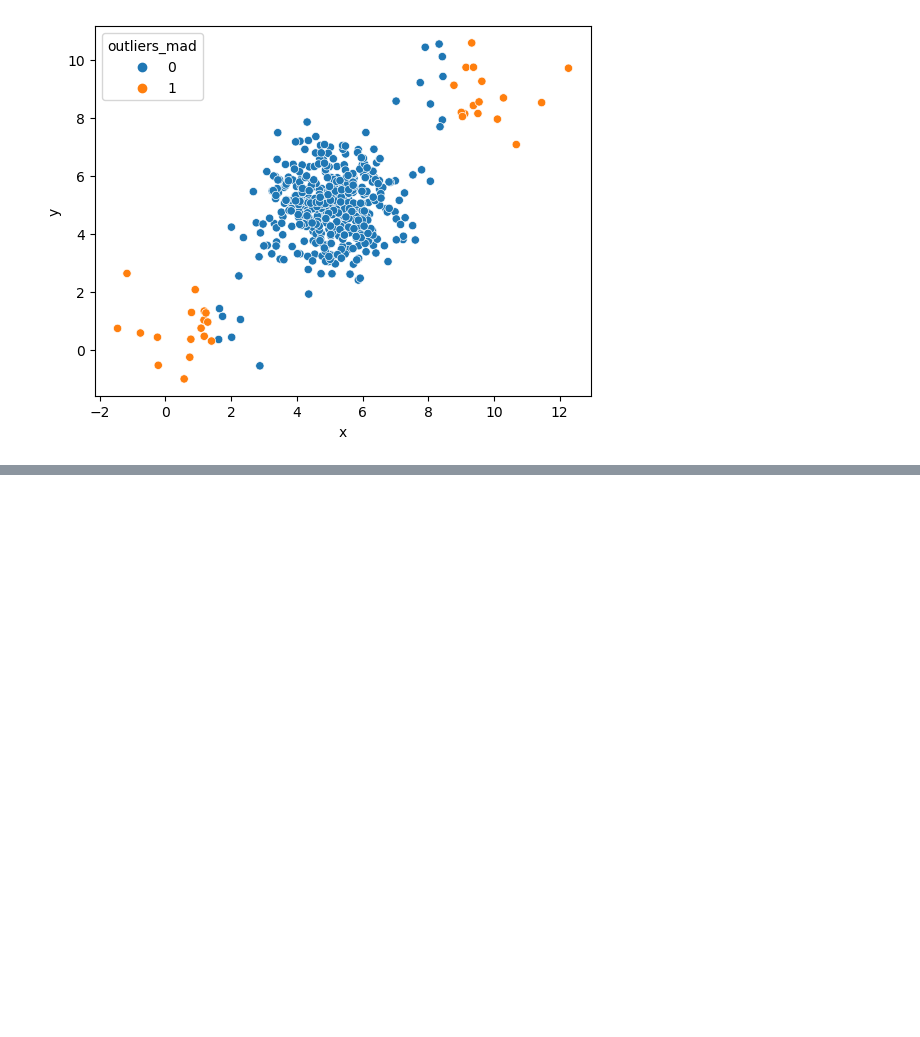
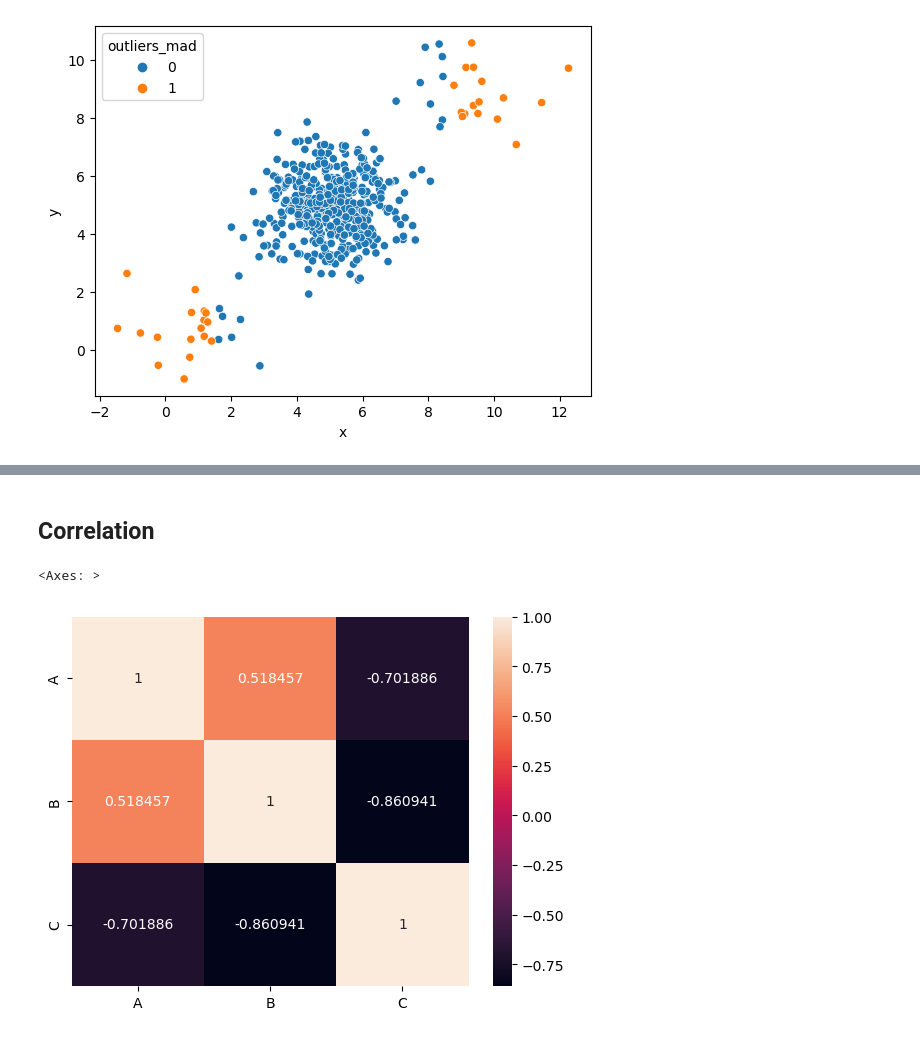
Before and after one commit to rharsh170/DS-Measure-and-Description-of-Data, a Jupyter notebook: Measure and descriptor.ipynb, the cells around one changed output, grey strips where cells are left out. Saved outputs shown, nothing was run; the diff lists cells and outputs as text; code cells hidden in the pictures; blank space fills up the shorter version.

```diff
--- a/Measure and descriptor.ipynb
+++ b/Measure and descriptor.ipynb
@@ -307,0 +322,14 @@ outliers count: 33
+# %% [markdown]
+## Correlation
+# %%
+data = {'A': [45,37,42,35,39],
+        'B': [38,31,26,28,33],
+        'C': [10,15,17,21,12]
+        }
+df_ = pd.DataFrame(data=data, columns=['A', 'B', 'C'])
+
+corr_matrix = df_.corr()
+sns.heatmap(corr_matrix,annot=True,fmt='g')
+# %% [output]
+<Axes: >
+[figure, added]
```
Also changed, not shown: parts of 2 cells of this notebook.
